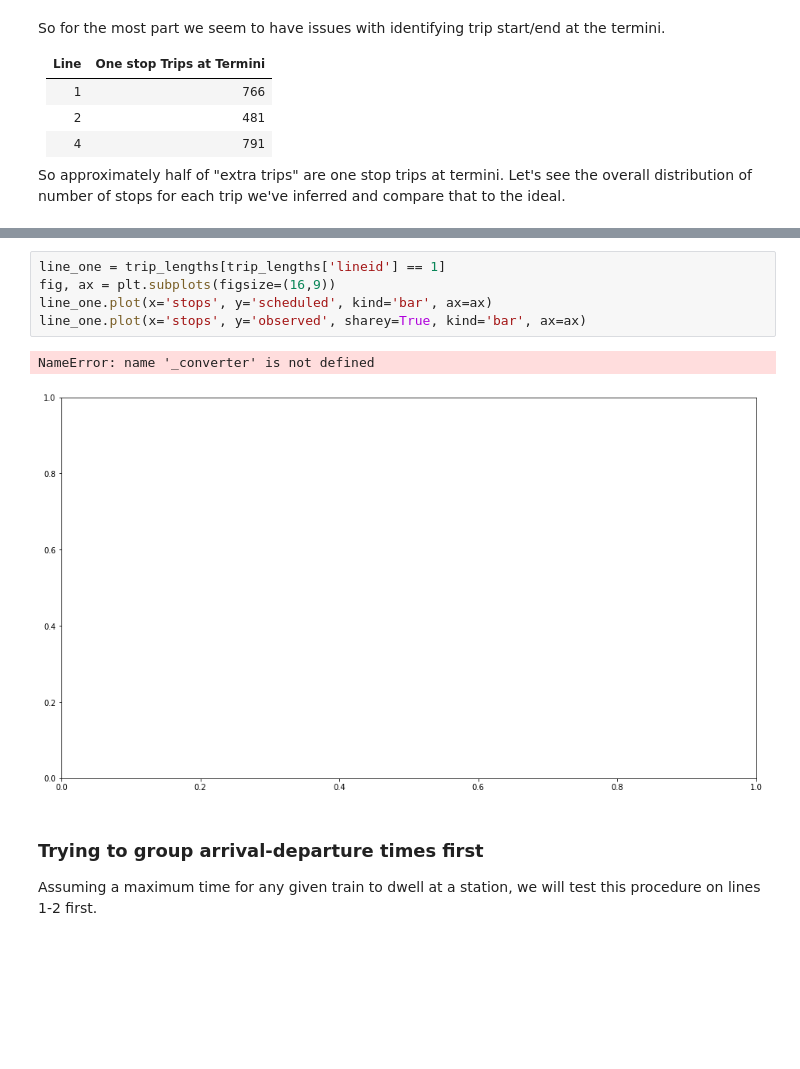
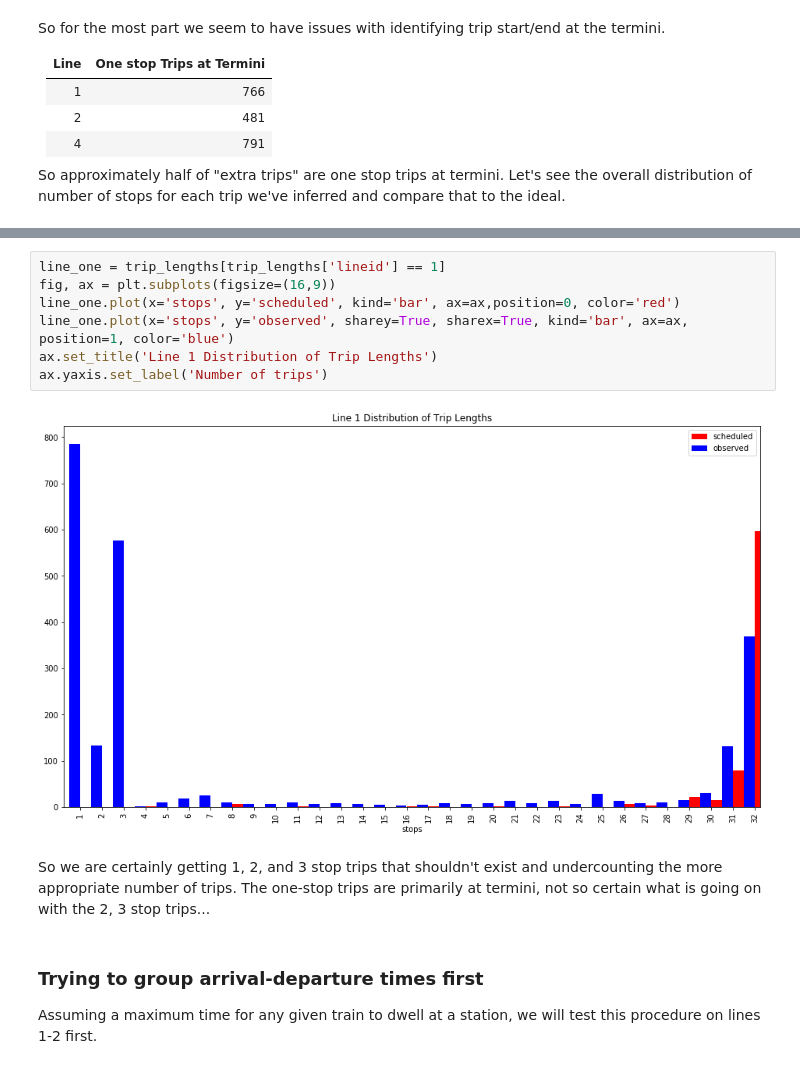
Before and after one commit to CivicTechTO/ttc_subway_times, a Jupyter notebook: doc/filtering_observed_arrivals.ipynb, the cells around one changed output, grey strips where cells are left out. Drawn from its saved outputs; the diff is of its cells as text; blank space fills up the shorter version.

Commit message:
#13, fixed barplot display for trip length distros

```diff
--- a/doc/filtering_observed_arrivals.ipynb
+++ b/doc/filtering_observed_arrivals.ipynb
@@ -508,11 +489,15 @@ trip_lengths[trip_lengths['lineid'] == 1]
 # %%
 line_one = trip_lengths[trip_lengths['lineid'] == 1]
 fig, ax = plt.subplots(figsize=(16,9))
-line_one.plot(x='stops', y='scheduled', kind='bar', ax=ax)
-line_one.plot(x='stops', y='observed', sharey=True, kind='bar', ax=ax)
+line_one.plot(x='stops', y='scheduled', kind='bar', ax=ax,position=0, color='red')
+line_one.plot(x='stops', y='observed', sharey=True, sharex=True, kind='bar', ax=ax, position=1, color='blue')
+ax.set_title('Line 1 Distribution of Trip Lengths')
+ax.yaxis.set_label('Number of trips')
 # %% [output]
-NameError: name '_converter' is not defined
-[figure, old version]
+[figure, new version]
+# %% [markdown]
+So we are certainly getting 1, 2, and 3 stop trips that shouldn't exist and undercounting the more appropriate number of trips.
+The one-stop trips are primarily at termini, not so certain what is going on with the 2, 3 stop trips...
 # %% [markdown]
 ### Trying to group arrival-departure times first
 Assuming a maximum time for any given train to dwell at a station, we will test this procedure on lines 1-2 first.
```
Also changed, not shown: parts of 2 cells of this notebook.
